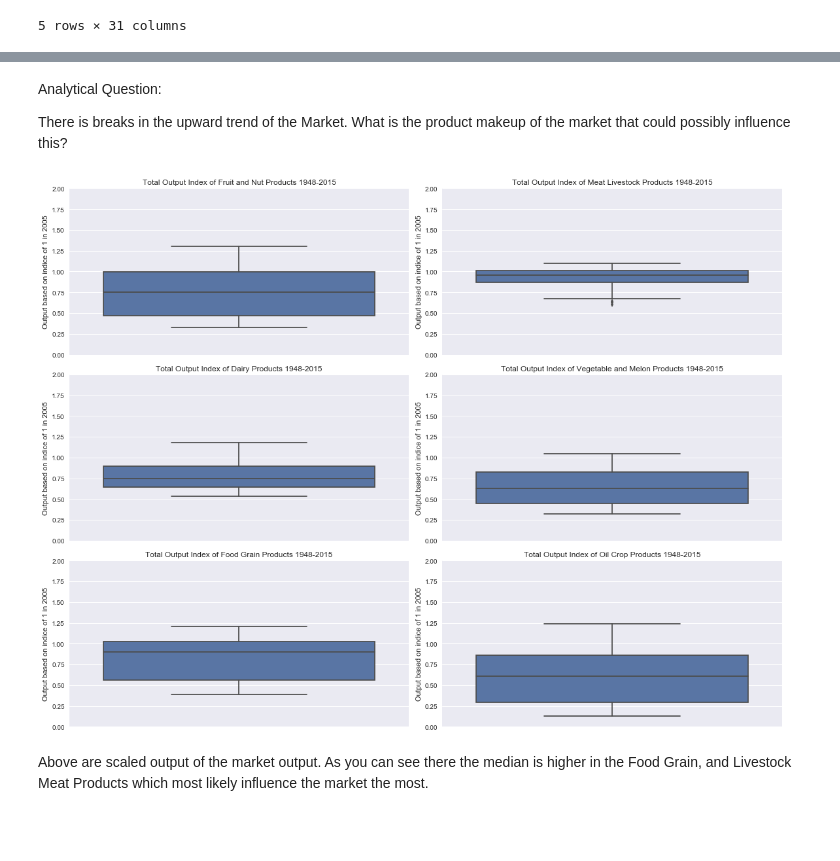
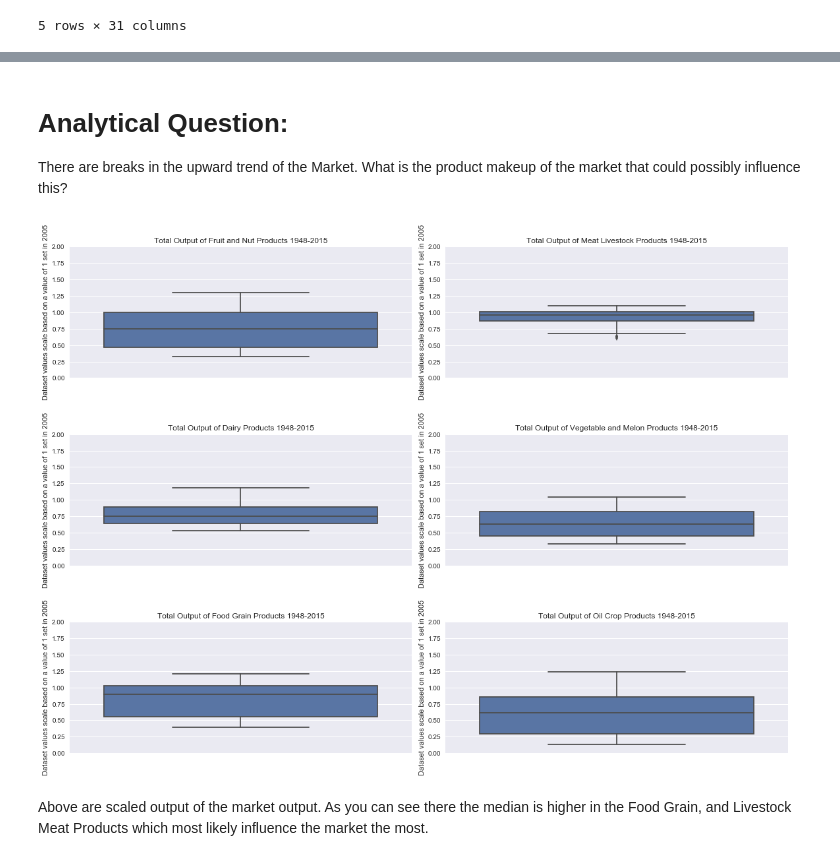
Before and after one commit to Kingbigtiger/class-studies, a Jupyter notebook: Farm In and Out Capstone.ipynb, the cells around one changed output, grey strips where cells are left out. Drawn from its saved outputs; the diff is of its cells as text; code cells hidden in the pictures; blank space fills up the shorter version.

```diff
--- a/Farm In and Out Capstone.ipynb
+++ b/Farm In and Out Capstone.ipynb
@@ -62,51 +62,51 @@ plt.show()
 # %% [markdown]
-Analytical Question:
+# __Analytical Question:__
 
-There is breaks in the upward trend of the Market. What is the product makeup of the market that could possibly influence this?
+There are breaks in the upward trend of the Market. What is the product makeup of the market that could possibly influence this?
 # %%
 plt.figure(figsize=(16, 12))
 
 plt.subplot(3, 2, 1)
 sns.boxplot(y= Fruit_and_nuts_total)
 plt.ylim(0, 2)
-plt.title('Total Output Index of Fruit and Nut Products 1948-2015')
-plt.ylabel('Output based on indice of 1 in 2005')
+plt.title('Total Output of Fruit and Nut Products 1948-2015')
+plt.ylabel('Dataset values scale based on a value of 1 set in 2005')
 
 plt.subplot(3, 2, 2)
 sns.boxplot(y= Livestock_and_products_Meat_animals)
 plt.ylim(0, 2)
-plt.title('Total Output Index of Meat Livestock Products 1948-2015')
-plt.ylabel('Output based on indice of 1 in 2005')
+plt.title('Total Output of Meat Livestock Products 1948-2015')
+plt.ylabel('Dataset values scale based on a value of 1 set in 2005')
 
 plt.subplot(3, 2, 3)
 sns.boxplot(y= Livestock_Products_dairy)
 plt.ylim(0, 2)
-plt.title('Total Output Index of Dairy Products 1948-2015')
-plt.ylabel('Output based on indice of 1 in 2005')
+plt.title('Total Output of Dairy Products 1948-2015')
+plt.ylabel('Dataset values scale based on a value of 1 set in 2005')
 
 plt.subplot(3, 2, 4)
 sns.boxplot(y= Vegetable_and_Melons)
 plt.ylim(0, 2)
-plt.title('Total Output Index of Vegetable and Melon Products 1948-2015')
-plt.ylabel('Output based on indice of 1 in 2005')
+plt.title('Total Output of Vegetable and Melon Products 1948-2015')
+plt.ylabel('Dataset values scale based on a value of 1 set in 2005')
 
 plt.subplot(3, 2, 5)
 sns.boxplot(y= Crops_Food_grains)
 plt.ylim(0, 2)
-plt.title('Total Output Index of Food Grain Products 1948-2015')
-plt.ylabel('Output based on indice of 1 in 2005')
+plt.title('Total Output of Food Grain Products 1948-2015')
+plt.ylabel('Dataset values scale based on a value of 1 set in 2005')
 
 plt.subplot(3, 2, 6)
 sns.boxplot(y= Oil_Crops)
 plt.ylim(0, 2)
-plt.title('Total Output Index of Oil Crop Products 1948-2015')
-plt.ylabel('Output based on indice of 1 in 2005')
+plt.title('Total Output of Oil Crop Products 1948-2015')
+plt.ylabel('Dataset values scale based on a value of 1 set in 2005')
 
 
 plt.tight_layout()
 plt.show()
 # %% [output]
-[figure, old version]
+[figure, new version]
 # %% [markdown]
 Above are scaled output of the market output. As you can see there the median is higher in the Food Grain, and Livestock Meat Products which most likely influence the market the most.
 # %%
```
Also changed, not shown: parts of 11 cells of this notebook.
